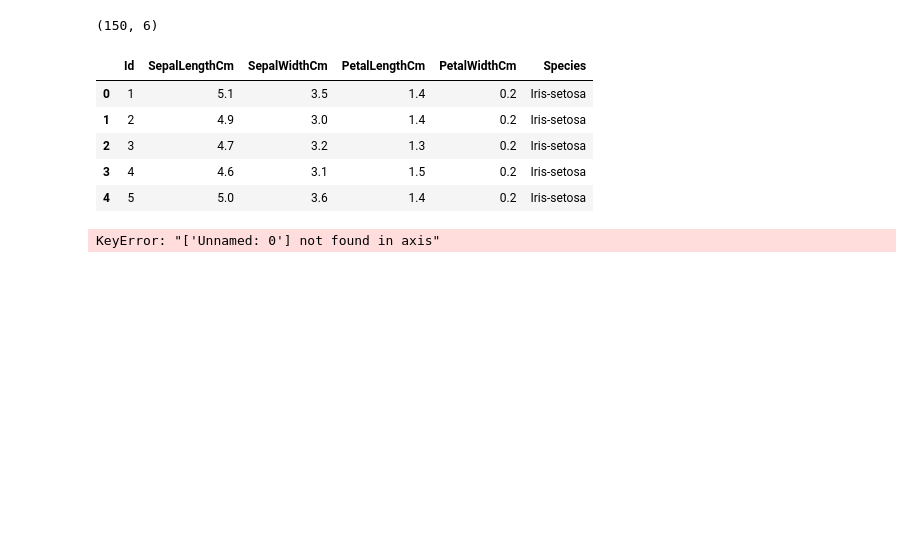
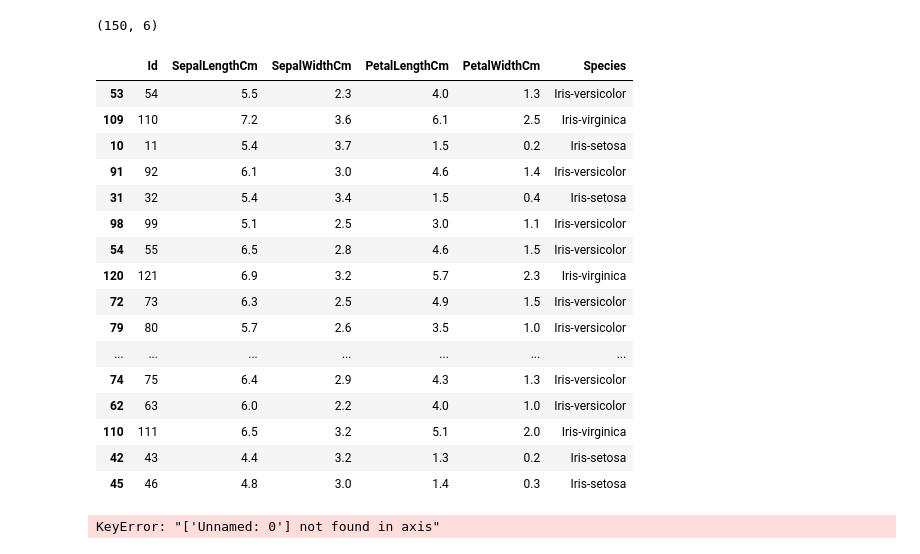
Before and after one commit to PauloDiass/RegressaoLinear_Iris, a Jupyter notebook: regessaoLineardataset.ipynb, the cells around one changed output. Cells and saved outputs as stored; diff of their text form; code cells hidden in the pictures; blank space fills up the shorter version.

```diff
--- a/regessaoLineardataset.ipynb
+++ b/regessaoLineardataset.ipynb
@@ -18,15 +18,26 @@ base = pd.read_csv(path + '/Iris.csv')
 base.shape
 # %% [output]
 (150, 6)
-# %%
-base.head()
-# %% [output]
-|  | Id | SepalLengthCm | SepalWidthCm | PetalLengthCm | PetalWidthCm | Species |
-| 0 | 1 | 5.1 | 3.5 | 1.4 | 0.2 | Iris-setosa |
-| 1 | 2 | 4.9 | 3.0 | 1.4 | 0.2 | Iris-setosa |
-| 2 | 3 | 4.7 | 3.2 | 1.3 | 0.2 | Iris-setosa |
-| 3 | 4 | 4.6 | 3.1 | 1.5 | 0.2 | Iris-setosa |
-| 4 | 5 | 5.0 | 3.6 | 1.4 | 0.2 | Iris-setosa |
+# %%
+base.sample(20)
+# %% [output]
+|  | Id | SepalLengthCm | SepalWidthCm | PetalLengthCm | PetalWidthCm | Species |
+| 53 | 54 | 5.5 | 2.3 | 4.0 | 1.3 | Iris-versicolor |
+| 109 | 110 | 7.2 | 3.6 | 6.1 | 2.5 | Iris-virginica |
+| 10 | 11 | 5.4 | 3.7 | 1.5 | 0.2 | Iris-setosa |
+| 91 | 92 | 6.1 | 3.0 | 4.6 | 1.4 | Iris-versicolor |
+| 31 | 32 | 5.4 | 3.4 | 1.5 | 0.4 | Iris-setosa |
+| 98 | 99 | 5.1 | 2.5 | 3.0 | 1.1 | Iris-versicolor |
+| 54 | 55 | 6.5 | 2.8 | 4.6 | 1.5 | Iris-versicolor |
+| 120 | 121 | 6.9 | 3.2 | 5.7 | 2.3 | Iris-virginica |
+| 72 | 73 | 6.3 | 2.5 | 4.9 | 1.5 | Iris-versicolor |
+| 79 | 80 | 5.7 | 2.6 | 3.5 | 1.0 | Iris-versicolor |
+| ... | ... | ... | ... | ... | ... | ... |
+| 74 | 75 | 6.4 | 2.9 | 4.3 | 1.3 | Iris-versicolor |
+| 62 | 63 | 6.0 | 2.2 | 4.0 | 1.0 | Iris-versicolor |
+| 110 | 111 | 6.5 | 3.2 | 5.1 | 2.0 | Iris-virginica |
+| 42 | 43 | 4.4 | 3.2 | 1.3 | 0.2 | Iris-setosa |
+| 45 | 46 | 4.8 | 3.0 | 1.4 | 0.3 | Iris-setosa |
 # %%
 base = base.drop(['Unnamed: 0'], axis=1)
 # %% [output]
```
